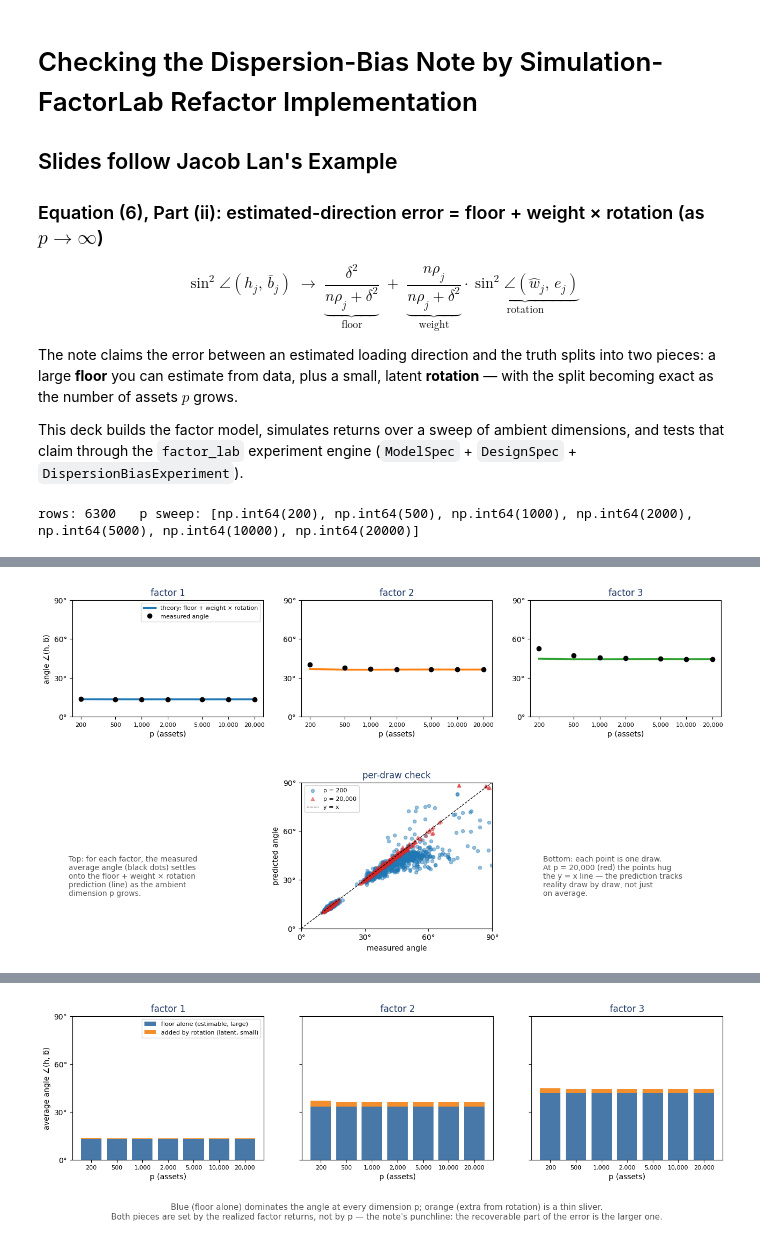
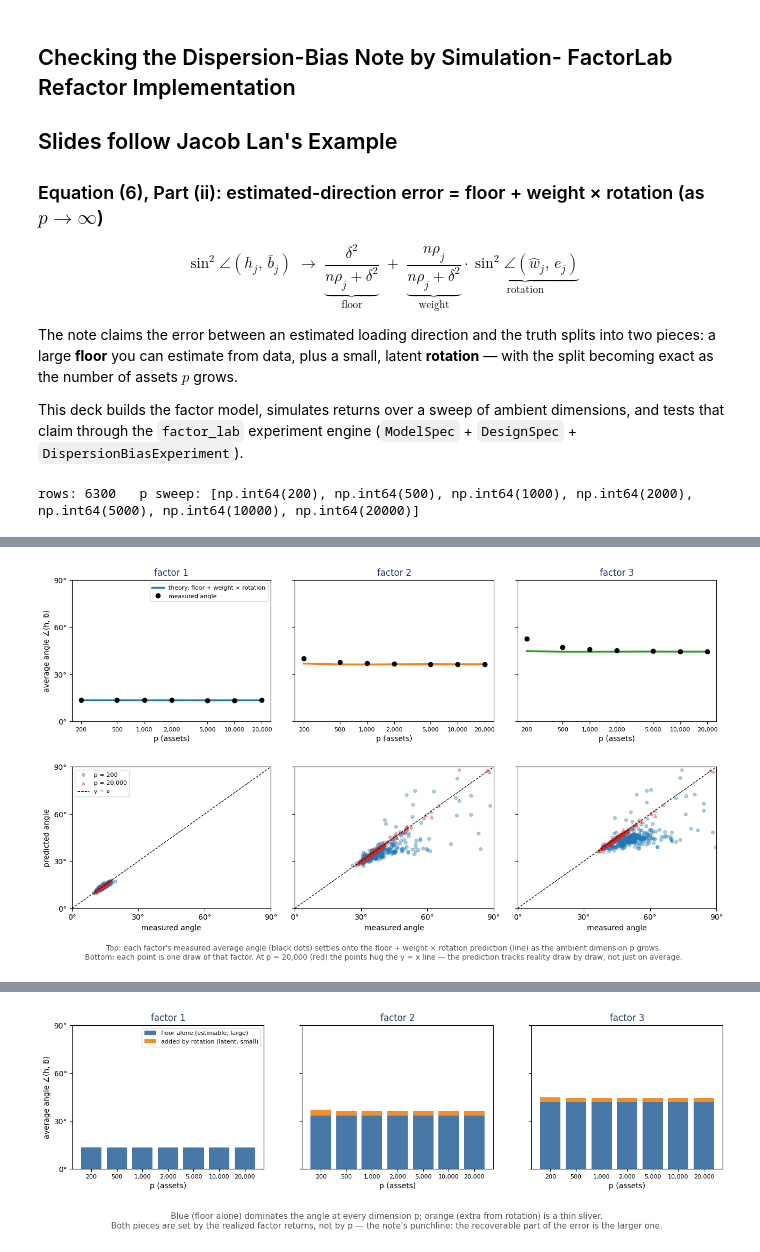
Before and after one commit to nlgac/factor_lab, a Jupyter notebook: theorem_partii_slides.ipynb, the cells around one changed output, grey strips where cells are left out. Cells and saved outputs as stored; diff of their text form; code cells hidden in the pictures.

Commit message:
Added notebook for slides for theorem part ii, and updated the graphics code to be more modular and easier to use in the notebook. Also added a pdf version of the slides for easier sharing.

```diff
--- a/theorem_partii_slides.ipynb
+++ b/theorem_partii_slides.ipynb
@@ -1,5 +1,5 @@
 # %% [markdown]
-# Checking the Dispersion-Bias Note by Simulation- FactorLab Refactor Implementation
+## Checking the Dispersion-Bias Note by Simulation- FactorLab Refactor Implementation
 ## Slides follow Jacob Lan's Example
 ### Equation (6), Part (ii): estimated-direction error = floor + weight × rotation (as $p \to \infty$)
 
@@ -91,59 +91,64 @@ rows: 6300   p sweep: [np.int64(200), np.int64(500), np.int64(1000), np.int64(20
 
 ![theorem holds](nb_outputs/slide_partii_theorem_holds.png)
 # %%
-fig = plt.figure(figsize=(13.3, 7.2))
-gs = fig.add_gridspec(2, 3, height_ratios=[1.0, 1.25], hspace=0.5,
-                      left=0.06, right=0.97, top=0.93, bottom=0.08)
+p_lo, p_hi = P_VALUES[0], P_VALUES[-1]
 
+fig = plt.figure(figsize=(13.3, 8.0))
+gs = fig.add_gridspec(2, 3, height_ratios=[1.0, 1.0], hspace=0.32, wspace=0.12,
+                      left=0.06, right=0.97, top=0.90, bottom=0.13)
+
+top_axes, sc_axes = [], []
 for j in (1, 2, 3):
-    ax = fig.add_subplot(gs[0, j - 1])
+    # Top: average-angle convergence for this factor.
+    ax = fig.add_subplot(gs[0, j - 1], sharey=top_axes[0] if top_axes else None)
     a = avg[avg["j"] == j]
     ax.plot(a["p"], a["ang_pred"], color=FACTOR_COLORS[j - 1], lw=2.5,
-            label="theory: floor + weight \u00d7 rotation")
+            label="theory: floor + weight × rotation")
     ax.plot(a["p"], a["ang_obs"], "ko", ms=6, label="measured angle")
     ax.set_xscale("log")
     ax.set_xticks(P_VALUES, [f"{p:,}" for p in P_VALUES], fontsize=8)
     ax.set_xticks([], minor=True)
     ax.set_ylim(0, 90)
     ax.set_yticks(*DEG_TICKS)
     ax.set_title(f"factor {j}", color=NAVY)
     ax.set_xlabel("p (assets)")
     if j == 1:
-        ax.set_ylabel("angle \u2220(h, b\u0304)")
+        ax.set_ylabel("average angle ∠(h, b̄)")
         ax.legend(fontsize=8, loc="upper right")
+    else:
+        ax.tick_params(labelleft=False)
+    top_axes.append(ax)
 
-p_lo, p_hi = P_VALUES[0], P_VALUES[-1]
-ax_sc = fig.add_subplot(gs[1, 1])
-for p_sel, color, marker in [(p_lo, "tab:blue", "o"), (p_hi, "tab:red", "^")]:
-    s = d[d["p"] == p_sel]
-    ax_sc.scatter(s["ang_obs"], s["ang_pred"], s=20, c=color, marker=marker,
-                  alpha=0.45, label=f"p = {p_sel:,}")
-ax_sc.plot([0, 90], [0, 90], "k--", lw=0.9, label="y = x")
-ax_sc.set_xlim(0, 90); ax_sc.set_ylim(0, 90)
-ax_sc.set_xticks(*DEG_TICKS); ax_sc.set_yticks(*DEG_TICKS)
-ax_sc.set_xlabel("measured angle"); ax_sc.set_ylabel("predicted angle")
-ax_sc.set_title("per-draw check", color=NAVY)
-ax_sc.legend(fontsize=8, loc="upper left")
+    # Bottom: per-draw check for the SAME factor, vertically aligned beneath it.
+    ax_sc = fig.add_subplot(gs[1, j - 1],
+                            sharex=sc_axes[0] if sc_axes else None,
+                            sharey=sc_axes[0] if sc_axes else None)
+    for p_sel, color, marker in [(p_lo, "tab:blue", "o"), (p_hi, "tab:red", "^")]:
+        s = d[(d["p"] == p_sel) & (d["j"] == j)]
+        ax_sc.scatter(s["ang_obs"], s["ang_pred"], s=18, c=color, marker=marker,
+                      alpha=0.35, label=f"p = {p_sel:,}")
+    ax_sc.plot([0, 90], [0, 90], "k--", lw=0.9, label="y = x")
+    ax_sc.set_xlim(0, 90); ax_sc.set_ylim(0, 90)
+    ax_sc.set_xticks(*DEG_TICKS); ax_sc.set_yticks(*DEG_TICKS)
+    ax_sc.set_xlabel("measured angle")
+    if j == 1:
+        ax_sc.set_ylabel("predicted angle")
+        ax_sc.legend(fontsize=8, loc="upper left")
+    else:
+        ax_sc.tick_params(labelleft=False)
+    sc_axes.append(ax_sc)
 
-fig.text(0.055, 0.27,
-         "Top: for each factor, the measured\n"
-         "average angle (black dots) settles\n"
-         "onto the floor + weight \u00d7 rotation\n"
-         "prediction (line) as the ambient\n"
-         "dimension p grows.",
-         fontsize=10, color=GRAY, va="top")
-fig.text(0.72, 0.27,
-         "Bottom: each point is one draw.\n"
-         f"At p = {p_hi:,} (red) the points hug\n"
-         "the y = x line \u2014 the prediction tracks\n"
-         "reality draw by draw, not just\n"
-         "on average.",
-         fontsize=10, color=GRAY, va="top")
+fig.text(0.5, 0.045,
+         "Top: each factor's measured average angle (black dots) settles onto the "
+         "floor + weight × rotation prediction (line) as the ambient dimension p grows.\n"
+         f"Bottom: each point is one draw of that factor. At p = {p_hi:,} (red) the points "
+         "hug the y = x line — the prediction tracks reality draw by draw, not just on average.",
+         fontsize=10, color=GRAY, ha="center", va="top")
 
 fig.savefig(OUT_DIR / "slide_partii_theorem_holds.png", dpi=150, bbox_inches="tight")
 plt.show()
 # %% [output]
-[figure, old version]
+[figure, new version]
 # %% [markdown]
 ## What the check reveals
 
```
Also changed, not shown: 2 other files.
